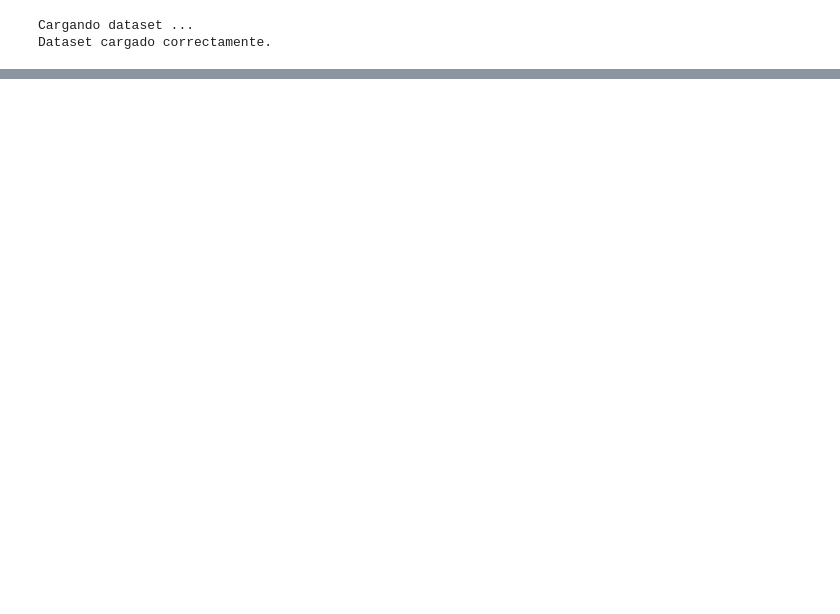
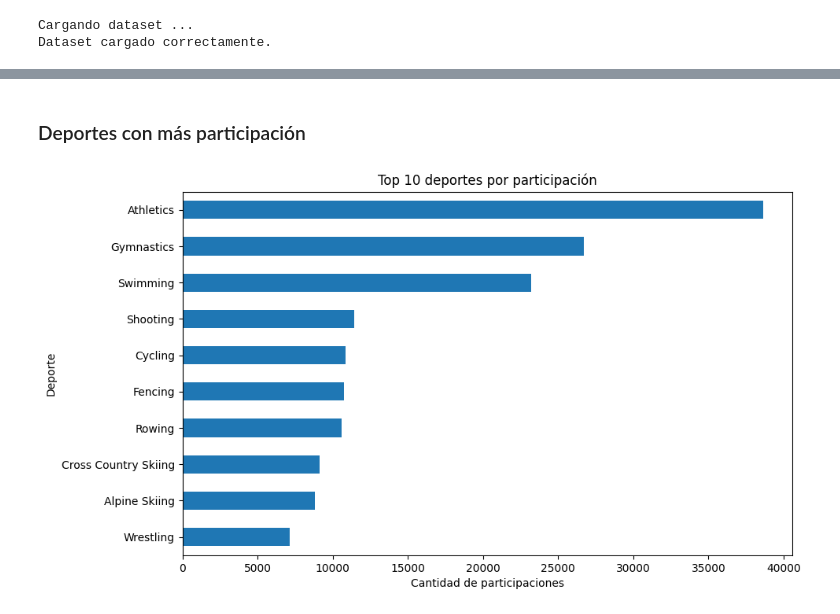
Before and after one commit to VIZ3NT04/model_ath, a Jupyter notebook: piton.ipynb, the cells around one changed output, grey strips where cells are left out. Drawn from its saved outputs; the diff is of its cells as text; code cells hidden in the pictures; blank space fills up the shorter version.

```diff
--- a/piton.ipynb
+++ b/piton.ipynb
@@ -159,0 +146,14 @@ print(df[['Age', 'Weight', 'Height']].head())
+# %% [markdown]
+<h3>Deportes con más participación</h3>
+# %%
+import matplotlib.pyplot as plt
+
+plt.figure(figsize=(10,6))
+df['Sport'].value_counts().head(10).sort_values().plot(kind='barh')
+
+plt.title("Top 10 deportes por participación")
+plt.xlabel("Cantidad de participaciones")
+plt.ylabel("Deporte")
+plt.show()
+# %% [output]
+[figure, added]
```
Also changed, not shown: parts of 69 cells of this notebook.
